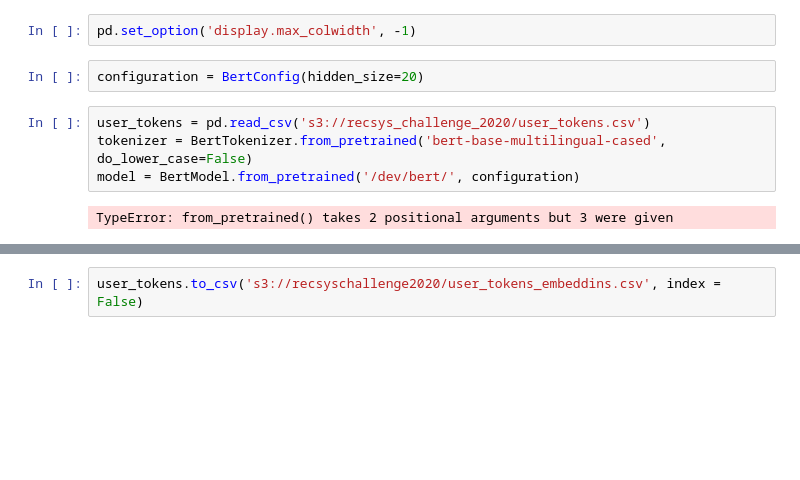
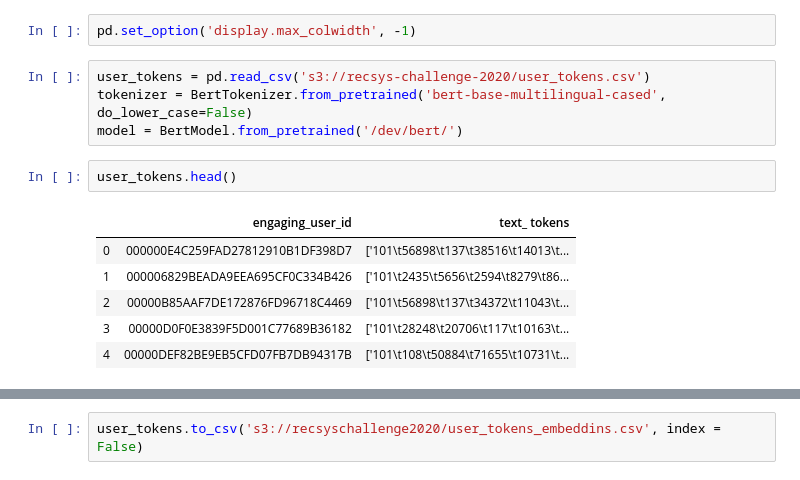
Before and after one commit to sumitsidana/recsys_challenge_2020, a Jupyter notebook: UserEmbeddings.ipynb, the cells around one changed output, grey strips where cells are left out. Drawn from its saved outputs; the diff is of its cells as text; blank space fills up the shorter version.

```diff
--- a/UserEmbeddings.ipynb
+++ b/UserEmbeddings.ipynb
@@ -13,11 +13,16 @@ import ast
 import time
 # %%
 pd.set_option('display.max_colwidth', -1)
-# %%
-configuration = BertConfig(hidden_size=20)
 # %%
-user_tokens = pd.read_csv('s3://recsys_challenge_2020/user_tokens.csv')
+user_tokens = pd.read_csv('s3://recsys-challenge-2020/user_tokens.csv')
 tokenizer = BertTokenizer.from_pretrained('bert-base-multilingual-cased', do_lower_case=False)
-model = BertModel.from_pretrained('/dev/bert/', configuration)
+model = BertModel.from_pretrained('/dev/bert/')
-# %% [output]
-TypeError: from_pretrained() takes 2 positional arguments but 3 were given
+# %%
+user_tokens.head()
+# %% [output]
+|  | engaging_user_id | text_ tokens |
+| 0 | 000000E4C259FAD27812910B1DF398D7 | ['101\t56898\t137\t38516\t14013\t... |
+| 1 | 000006829BEADA9EEA695CF0C334B426 | ['101\t2435\t5656\t2594\t8279\t86... |
+| 2 | 00000B85AAF7DE172876FD96718C4469 | ['101\t56898\t137\t34372\t11043\t... |
+| 3 | 00000D0F0E3839F5D001C77689B36182 | ['101\t28248\t20706\t117\t10163\t... |
+| 4 | 00000DEF82BE9EB5CFD07FB7DB94317B | ['101\t108\t50884\t71655\t10731\t... |
```
Also changed, not shown: parts of 12 cells of this notebook, 6 other files.
